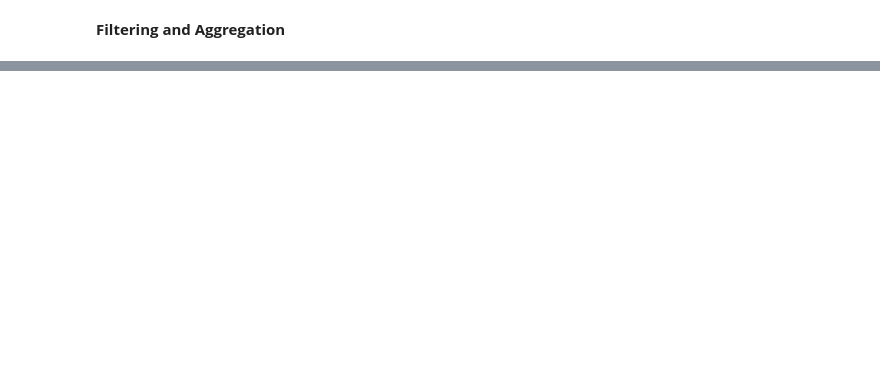
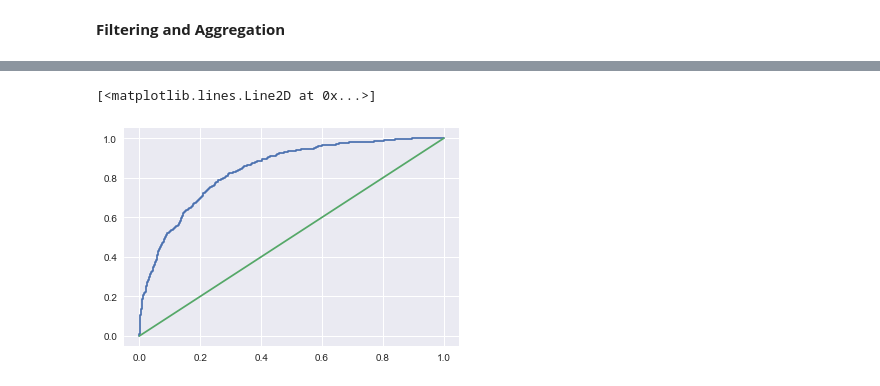
Before and after one commit to leem99/mcnulty, a Jupyter notebook: explorer_milb_batter_data.ipynb, the cells around one changed output, grey strips where cells are left out. Cells and saved outputs as stored; diff of their text form; code cells hidden in the pictures; blank space fills up the shorter version.

```diff
--- a/explorer_milb_batter_data.ipynb
+++ b/explorer_milb_batter_data.ipynb
@@ -193,0 +218,3 @@ batter_seasons_total
+# %%
+bst_test = bst_test.loc[bst_test['SeasonNumber'] == 2,:]
+bst_test = bst_test.loc[bst_test['PA'] > 150,:]
@@ -193,0 +281,7 @@ batter_seasons_total
+# %%
+fpr, tpr, thresholds = metrics.roc_curve(y1_test,pred_proba1[:,1])
+plt.plot(fpr, tpr)
+plt.plot(np.linspace(0,1,100),np.linspace(0,1,100))
+# %% [output]
+[<matplotlib.lines.Line2D at 0x...>]
+[figure, added]
```
Also changed, not shown: parts of 32 cells of this notebook.
